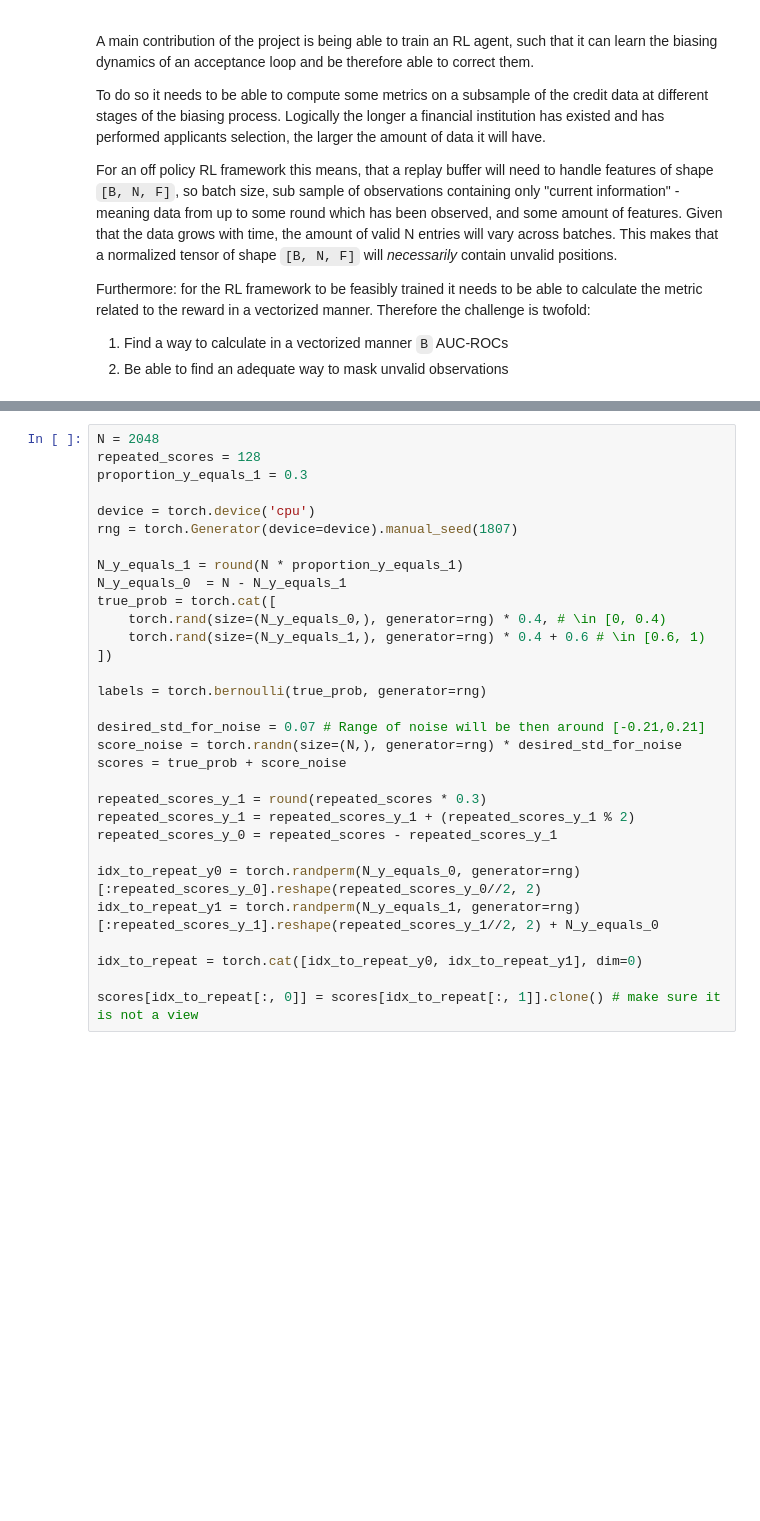
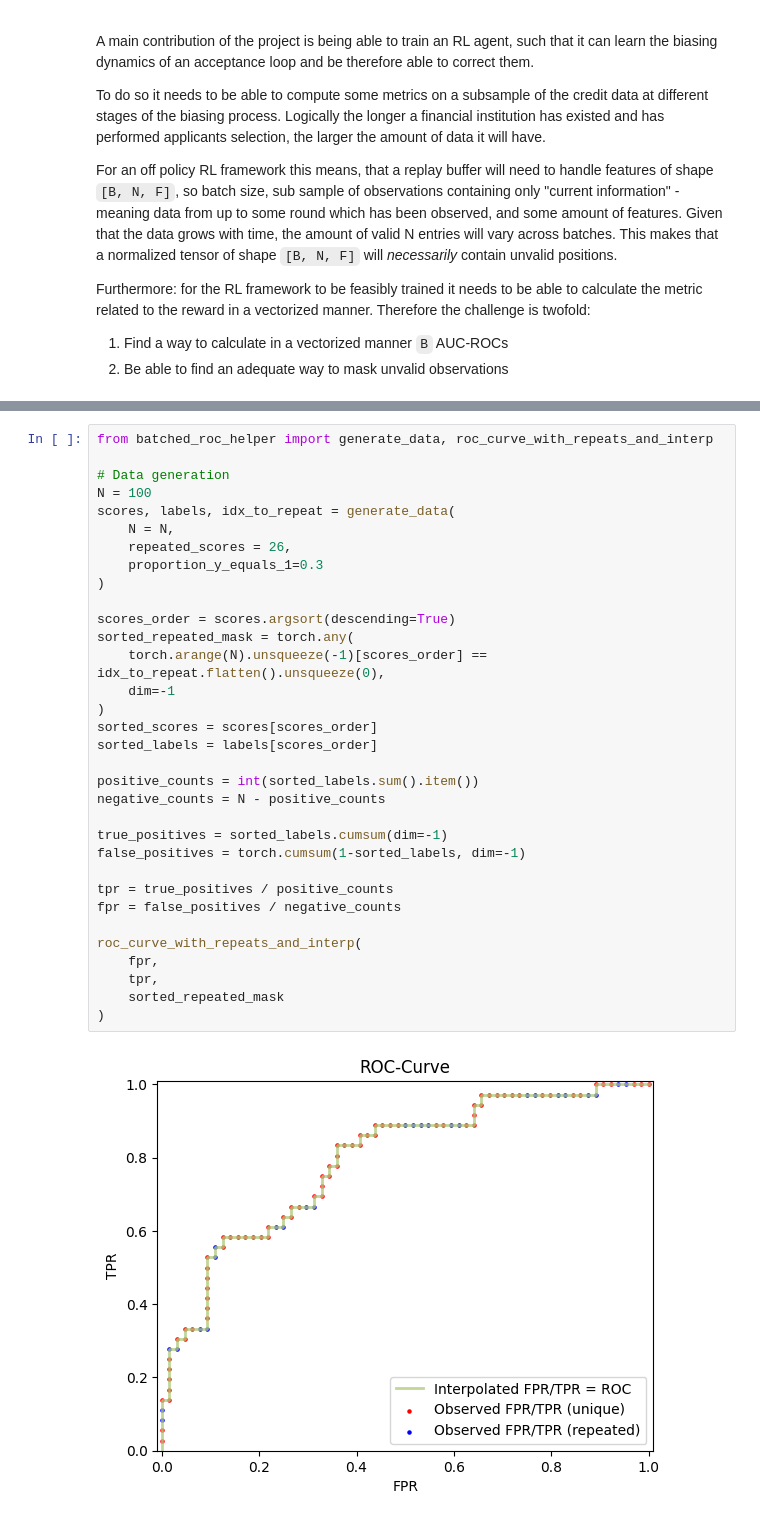
Before and after one commit to TheBISEconStatcian/BEReBASL, a Jupyter notebook: dev/batched_auc_roc_explanation.ipynb, the cells around one changed output, grey strips where cells are left out. Drawn from its saved outputs; the diff is of its cells as text; blank space fills up the shorter version.

```diff
--- a/dev/batched_auc_roc_explanation.ipynb
+++ b/dev/batched_auc_roc_explanation.ipynb
@@ -63,31 +63,35 @@ with synthetic data
 # %%
-N = 2048
-repeated_scores = 128
-proportion_y_equals_1 = 0.3
+from batched_roc_helper import generate_data, roc_curve_with_repeats_and_interp
 
-device = torch.device('cpu')
-rng = torch.Generator(device=device).manual_seed(1807)
+# Data generation
+N = 100
+scores, labels, idx_to_repeat = generate_data(
+    N = N,
+    repeated_scores = 26,
+    proportion_y_equals_1=0.3
+)
 
-N_y_equals_1 = round(N * proportion_y_equals_1)
-N_y_equals_0  = N - N_y_equals_1
-true_prob = torch.cat([
-    torch.rand(size=(N_y_equals_0,), generator=rng) * 0.4, # \in [0, 0.4)
-    torch.rand(size=(N_y_equals_1,), generator=rng) * 0.4 + 0.6 # \in [0.6, 1)
-])
+scores_order = scores.argsort(descending=True)
+sorted_repeated_mask = torch.any(
+    torch.arange(N).unsqueeze(-1)[scores_order] == idx_to_repeat.flatten().unsqueeze(0),
+    dim=-1
+)
+sorted_scores = scores[scores_order]
+sorted_labels = labels[scores_order]
 
-labels = torch.bernoulli(true_prob, generator=rng)
+positive_counts = int(sorted_labels.sum().item())
+negative_counts = N - positive_counts
 
-desired_std_for_noise = 0.07 # Range of noise will be then around [-0.21,0.21]
-score_noise = torch.randn(size=(N,), generator=rng) * desired_std_for_noise
-scores = true_prob + score_noise
+true_positives = sorted_labels.cumsum(dim=-1)
+false_positives = torch.cumsum(1-sorted_labels, dim=-1)
 
-repeated_scores_y_1 = round(repeated_scores * 0.3)
-repeated_scores_y_1 = repeated_scores_y_1 + (repeated_scores_y_1 % 2)
-repeated_scores_y_0 = repeated_scores - repeated_scores_y_1
+tpr = true_positives / positive_counts
+fpr = false_positives / negative_counts
 
-idx_to_repeat_y0 = torch.randperm(N_y_equals_0, generator=rng)[:repeated_scores_y_0].reshape(repeated_scores_y_0//2, 2)
-idx_to_repeat_y1 = torch.randperm(N_y_equals_1, generator=rng)[:repeated_scores_y_1].reshape(repeated_scores_y_1//2, 2) + N_y_equals_0
-
-idx_to_repeat = torch.cat([idx_to_repeat_y0, idx_to_repeat_y1], dim=0)
-
-scores[idx_to_repeat[:, 0]] = scores[idx_to_repeat[:, 1]].clone() # make sure it is not a view
+roc_curve_with_repeats_and_interp(
+    fpr,
+    tpr,
+    sorted_repeated_mask
+)
+# %% [output]
+[figure, added]
```
Also changed, not shown: parts of 19 cells of this notebook.
